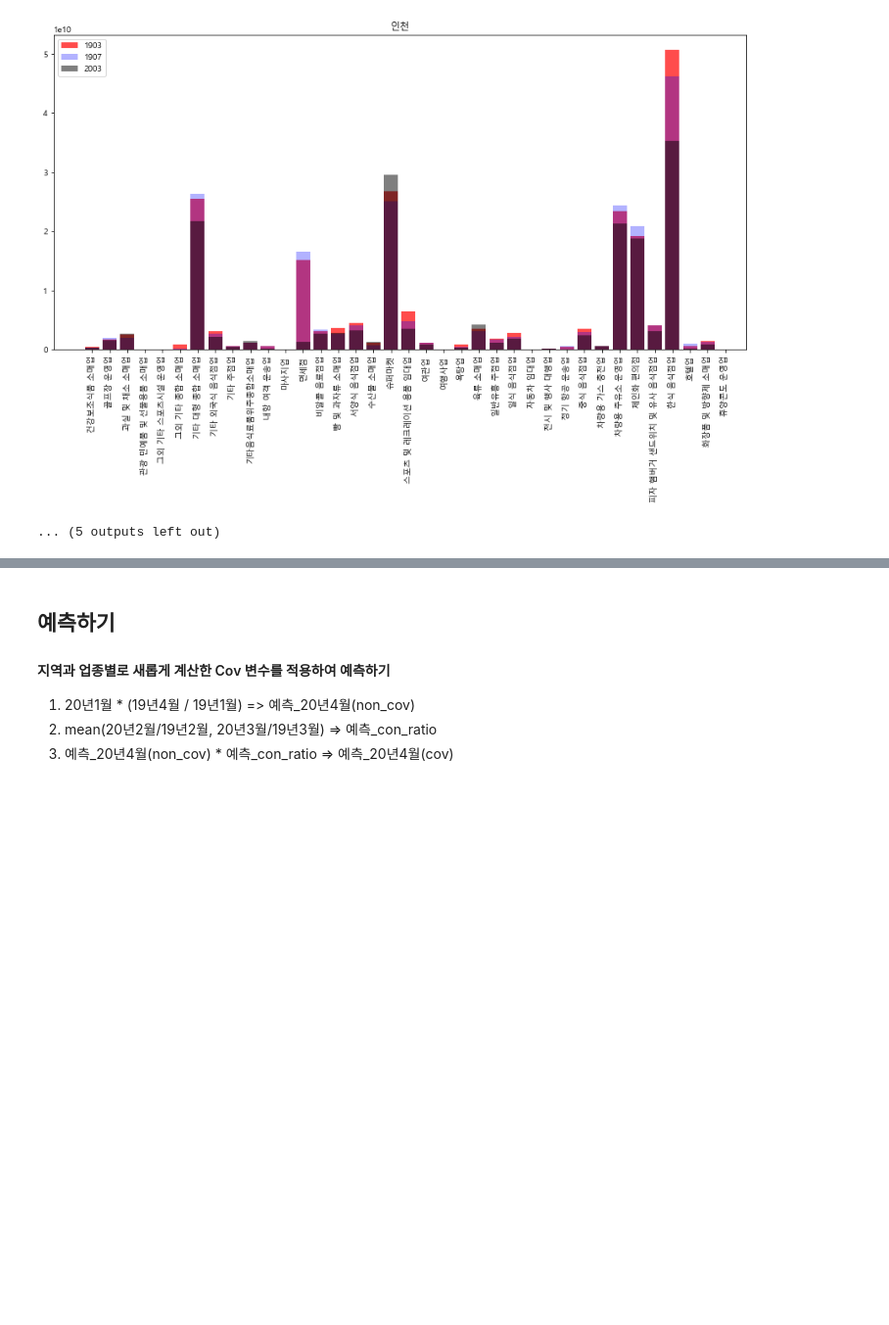
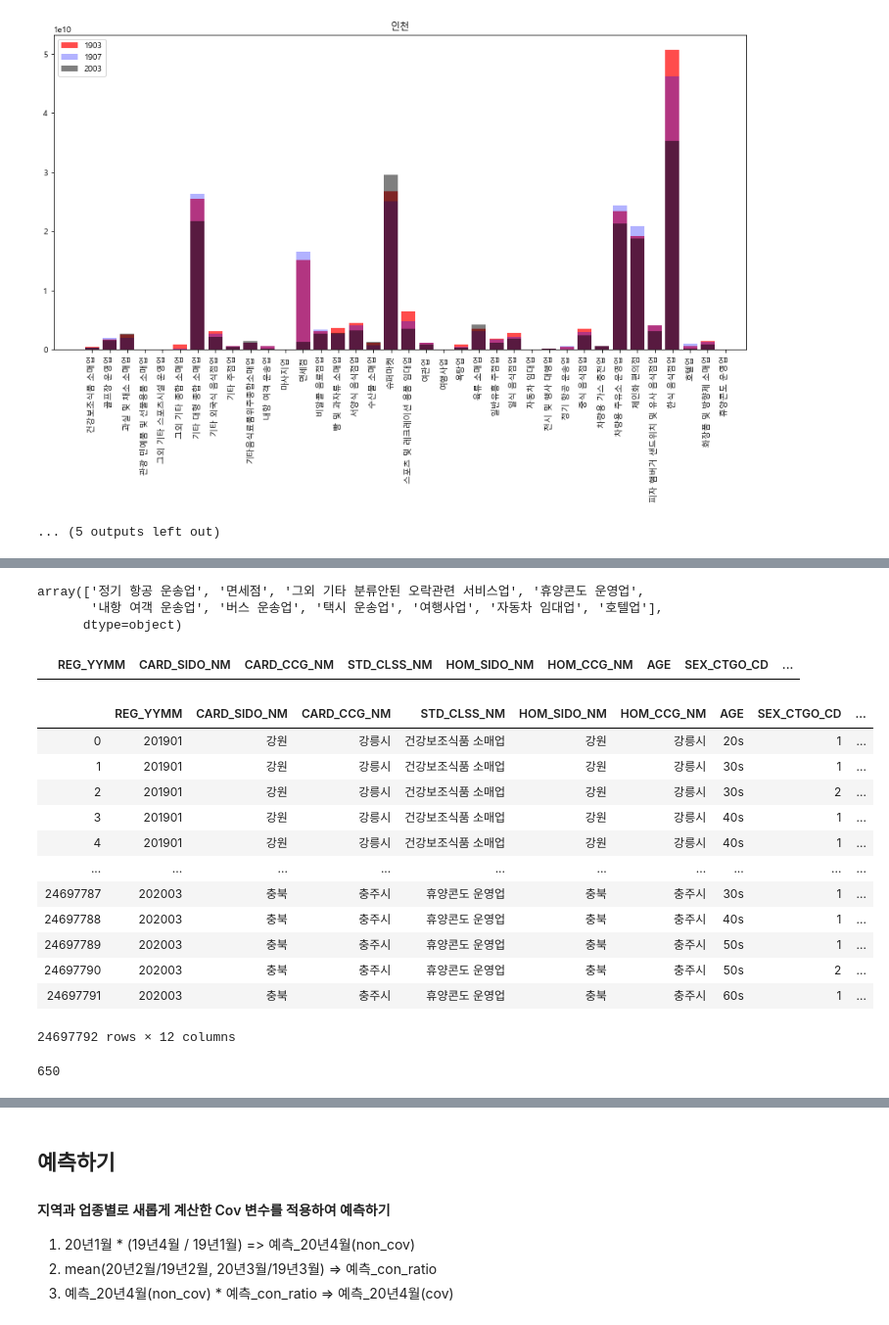
Before and after one commit to deagwon97/dacon-jeju-creditcard, a Jupyter notebook: jeju_creditcard_load_data.ipynb, the cells around one changed output, grey strips where cells are left out. Shown at 98% size. Drawn from its saved outputs; the diff is of its cells as text; code cells hidden in the pictures; blank space fills up the shorter version.

```diff
--- a/jeju_creditcard_load_data.ipynb
+++ b/jeju_creditcard_load_data.ipynb
@@ -666,3 +787,45 @@ for clss in df.CARD_SIDO_NM.unique():
+# %%
+strange_group.clss.unique()
+# %% [output]
+array(['정기 항공 운송업', '면세점', '그외 기타 분류안된 오락관련 서비스업', '휴양콘도 운영업',
+       '내항 여객 운송업', '버스 운송업', '택시 운송업', '여행사업', '자동차 임대업', '호텔업'],
+      dtype=object)
+# %%
+data[(data['CARD_SIDO_NM'] == '세종') & (data['STD_CLSS_NM'] == '호텔업')]
+
+## 진짜 없네;;
+
+
+## 대안
+'''
+    * 시각화된 분포를 보면, 지역별로 사용 총량의 스케일 차이가 나타난다.
+    * 하지만 같은 지역이라고 해도
+
+
+
+'''
+# %% [output]
+|  | REG_YYMM | CARD_SIDO_NM | CARD_CCG_NM | STD_CLSS_NM | HOM_SIDO_NM | HOM_CCG_NM | AGE | SEX_CTGO_CD | ... |
+# %%
+data
+# %% [output]
+|  | REG_YYMM | CARD_SIDO_NM | CARD_CCG_NM | STD_CLSS_NM | HOM_SIDO_NM | HOM_CCG_NM | AGE | SEX_CTGO_CD | ... |
+| 0 | 201901 | 강원 | 강릉시 | 건강보조식품 소매업 | 강원 | 강릉시 | 20s | 1 | ... |
+| 1 | 201901 | 강원 | 강릉시 | 건강보조식품 소매업 | 강원 | 강릉시 | 30s | 1 | ... |
+| 2 | 201901 | 강원 | 강릉시 | 건강보조식품 소매업 | 강원 | 강릉시 | 30s | 2 | ... |
+| 3 | 201901 | 강원 | 강릉시 | 건강보조식품 소매업 | 강원 | 강릉시 | 40s | 1 | ... |
+| 4 | 201901 | 강원 | 강릉시 | 건강보조식품 소매업 | 강원 | 강릉시 | 40s | 1 | ... |
+| ... | ... | ... | ... | ... | ... | ... | ... | ... | ... |
+| 24697787 | 202003 | 충북 | 충주시 | 휴양콘도 운영업 | 충북 | 충주시 | 30s | 1 | ... |
+| 24697788 | 202003 | 충북 | 충주시 | 휴양콘도 운영업 | 충북 | 충주시 | 40s | 1 | ... |
+| 24697789 | 202003 | 충북 | 충주시 | 휴양콘도 운영업 | 충북 | 충주시 | 50s | 1 | ... |
+| 24697790 | 202003 | 충북 | 충주시 | 휴양콘도 운영업 | 충북 | 충주시 | 50s | 2 | ... |
+| 24697791 | 202003 | 충북 | 충주시 | 휴양콘도 운영업 | 충북 | 충주시 | 60s | 1 | ... |
+24697792 rows × 12 columns
+# %%
+len(group_index.city_clss.unique())
+# %% [output]
+650
 # %%
 group_data_2
 # %% [output]
```
Also changed, not shown: parts of 8 cells of this notebook.
